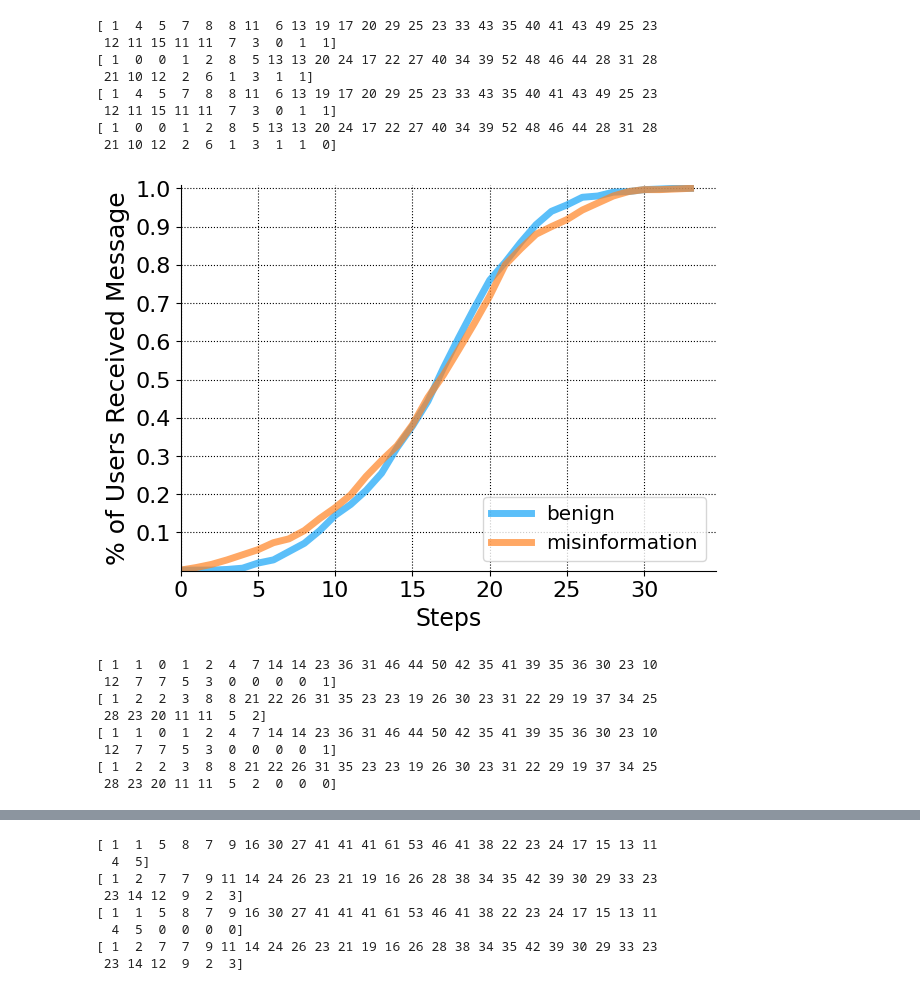
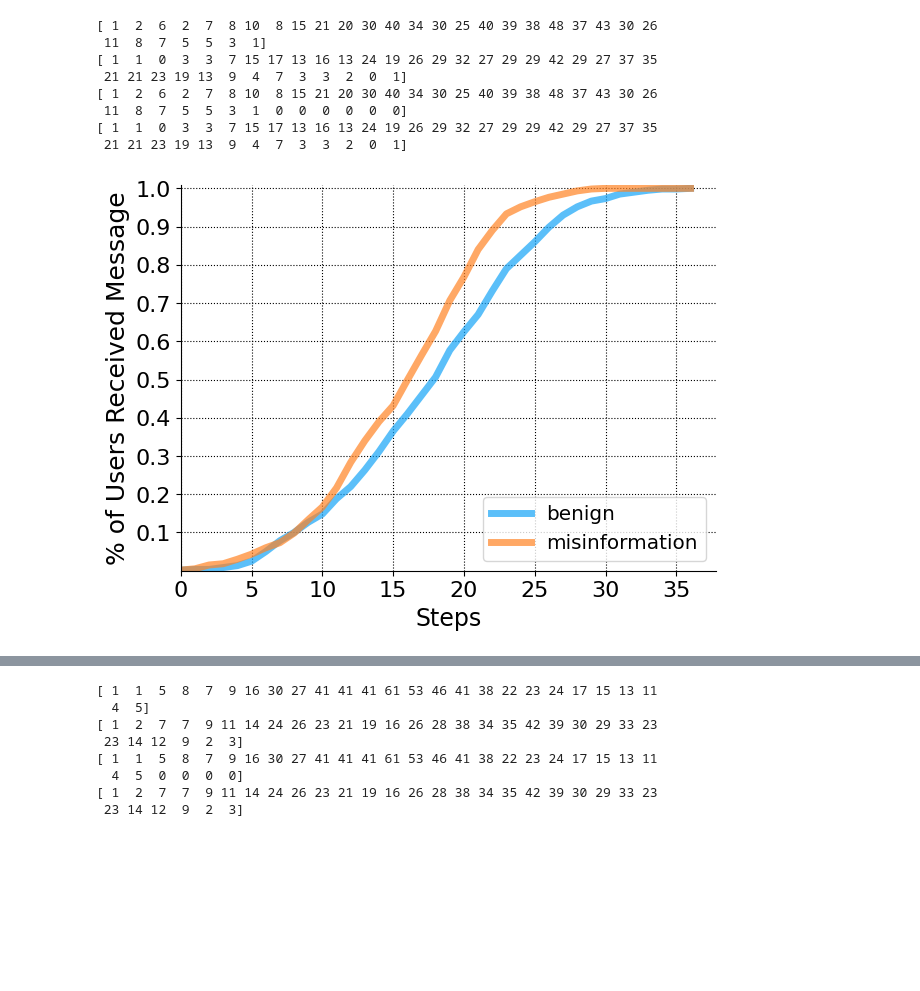
Before and after one commit to johnsinak/hushmesh, a Jupyter notebook: plotting_notebook.ipynb, the cells around one changed output, grey strips where cells are left out. Cells and saved outputs as stored; diff of their text form; code cells hidden in the pictures; blank space fills up the shorter version.

```diff
--- a/plotting_notebook.ipynb
+++ b/plotting_notebook.ipynb
@@ -5,9 +5,10 @@ import os
 i = 0
 j = 0
 # %%
-RESULT_FOLDER_NAME = 'lastgraphs/results'
-BULK_FOLDER_NAME = 'lastgraphs/bulks'
-SEEN_BY_FOLDER_NAME = 'lastgraphs/seen_bys'
+PARENT_FOLDER = "adv25res/part3"
+RESULT_FOLDER_NAME = f'{PARENT_FOLDER}/results'
+BULK_FOLDER_NAME = f'{PARENT_FOLDER}/bulks'
+SEEN_BY_FOLDER_NAME = f'{PARENT_FOLDER}/seen_bys'
 
 NO_JAM_DATE = "2024-06-06_23-31-26"
 NORMAL_NO_JAM =  f"seen_by_normal_result_{NO_JAM_DATE}.txt"
@@ -92,30 +93,21 @@ def ploot(to_plot, to_plot2, jam, name=None):
     plt.tight_layout()
     plt.show()
 # %%
-to_plot = get_to_plot(MISINFO_NO_JAM, 109)
-to_plot2 = get_to_plot(NORMAL_NO_JAM, 131)
+JAMMED_DATE_ADV25 = "2024-09-18_18-55-19"
+MISINFO_JAMMED_ADV25 =  f"seen_by_normal_result_{JAMMED_DATE_ADV25}.txt"
+NORMAL_JAMMED_ADV25 = f"seen_by_misinfo_result_{JAMMED_DATE_ADV25}.txt"
 
-ploot(to_plot, to_plot2, False)
-
-to_plot = get_to_plot(MISINFO_JAMMED, 111)
-to_plot2 = get_to_plot(NORMAL_JAMMED, 190)
+to_plot = get_to_plot(MISINFO_JAMMED_ADV25, 218)
+to_plot2 = get_to_plot(NORMAL_JAMMED_ADV25, 262)
 
 ploot(to_plot, to_plot2, True)
 # %% [output]
-[ 1  4  5  7  8  8 11  6 13 19 17 20 29 25 23 33 43 35 40 41 43 49 25 23
- 12 11 15 11 11  7  3  0  1  1]
-[ 1  0  0  1  2  8  5 13 13 20 24 17 22 27 40 34 39 52 48 46 44 28 31 28
- 21 10 12  2  6  1  3  1  1]
-[ 1  4  5  7  8  8 11  6 13 19 17 20 29 25 23 33 43 35 40 41 43 49 25 23
- 12 11 15 11 11  7  3  0  1  1]
-[ 1  0  0  1  2  8  5 13 13 20 24 17 22 27 40 34 39 52 48 46 44 28 31 28
- 21 10 12  2  6  1  3  1  1  0]
+[ 1  2  6  2  7  8 10  8 15 21 20 30 40 34 30 25 40 39 38 48 37 43 30 26
+ 11  8  7  5  5  3  1]
+[ 1  1  0  3  3  7 15 17 13 16 13 24 19 26 29 32 27 29 29 42 29 27 37 35
+ 21 21 23 19 13  9  4  7  3  3  2  0  1]
+[ 1  2  6  2  7  8 10  8 15 21 20 30 40 34 30 25 40 39 38 48 37 43 30 26
+ 11  8  7  5  5  3  1  0  0  0  0  0  0]
+[ 1  1  0  3  3  7 15 17 13 16 13 24 19 26 29 32 27 29 29 42 29 27 37 35
+ 21 21 23 19 13  9  4  7  3  3  2  0  1]
-[figure, old version]
+[figure, new version]
-[ 1  1  0  1  2  4  7 14 14 23 36 31 46 44 50 42 35 41 39 35 36 30 23 10
- 12  7  7  5  3  0  0  0  0  1]
-[ 1  2  2  3  8  8 21 22 26 31 35 23 23 19 26 30 23 31 22 29 19 37 34 25
- 28 23 20 11 11  5  2]
-[ 1  1  0  1  2  4  7 14 14 23 36 31 46 44 50 42 35 41 39 35 36 30 23 10
- 12  7  7  5  3  0  0  0  0  1]
-[ 1  2  2  3  8  8 21 22 26 31 35 23 23 19 26 30 23 31 22 29 19 37 34 25
- 28 23 20 11 11  5  2  0  0  0]
```
Also changed, not shown: parts of 1 cell of this notebook, 6 other files.
